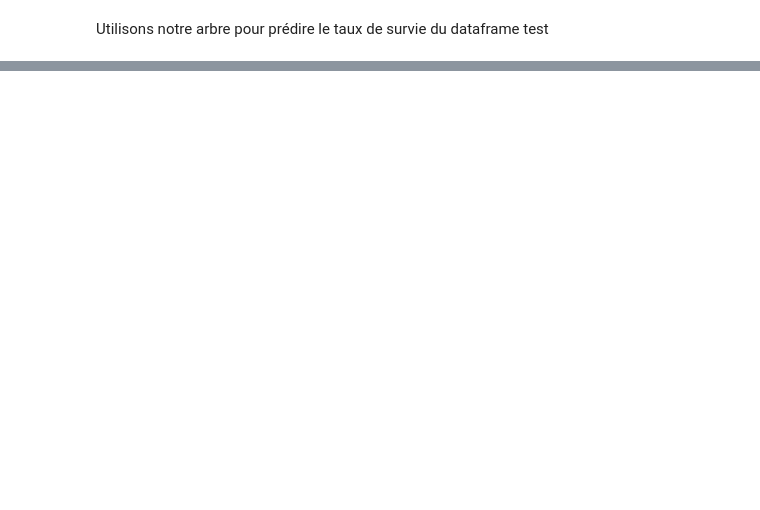
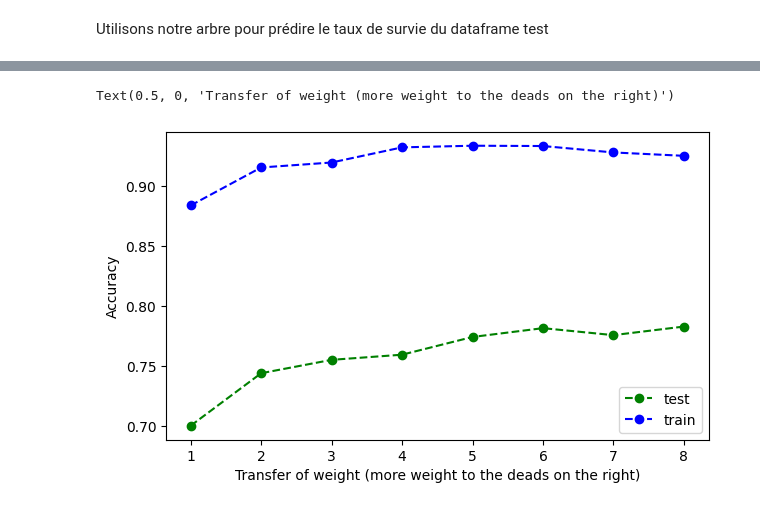
Before and after one commit to odri96352/info6, a Jupyter notebook: titanic_vis.ipynb, the cells around one changed output, grey strips where cells are left out. Cells and saved outputs as stored; diff of their text form; code cells hidden in the pictures; blank space fills up the shorter version.

```diff
--- a/titanic_vis.ipynb
+++ b/titanic_vis.ipynb
@@ -121,0 +353,6 @@ df_test.dtypes
+# %%
+import matplotlib.pyplot as plt
+# Test several maximum numbers of leaves
+cv = StratifiedKFold(n_splits=50, random_state=0, shuffle=True)
+fig, ax = plt.subplots()
+plot_cv_indices(cv, X, y, ax, n_splits=50)
@@ -121,0 +371,8 @@ df_test.dtypes
+# %%
+results = {}
+for weight in range(1,9):
+    dt = DecisionTreeClassifier(random_state=42,criterion="entropy",  class_weight={0:0.1*weight,1:1-0.1*weight})
+    local_results = cross_validate(dt, X, y, scoring=["accuracy"],cv=cv, return_train_score=True)
+    avg_local_results = pds.DataFrame(local_results).mean()
+    results[weight] = avg_local_results
+results_df = pds.DataFrame(results)
@@ -121,0 +399,12 @@ df_test.dtypes
+# %%
+plt.figure(figsize=(7, 4))
+plt.plot(results_df.T.index,
+         results_df.T["test_accuracy"], "go--", label="test")
+plt.plot(results_df.T.index,
+         results_df.T["train_accuracy"],"bo--", label="train")
+plt.legend()
+plt.ylabel("Accuracy")
+plt.xlabel("Transfer of weight (more weight to the deads on the right)")
+# %% [output]
+Text(0.5, 0, 'Transfer of weight (more weight to the deads on the right)')
+[figure, added]
```
Also changed, not shown: parts of 51 cells of this notebook.
